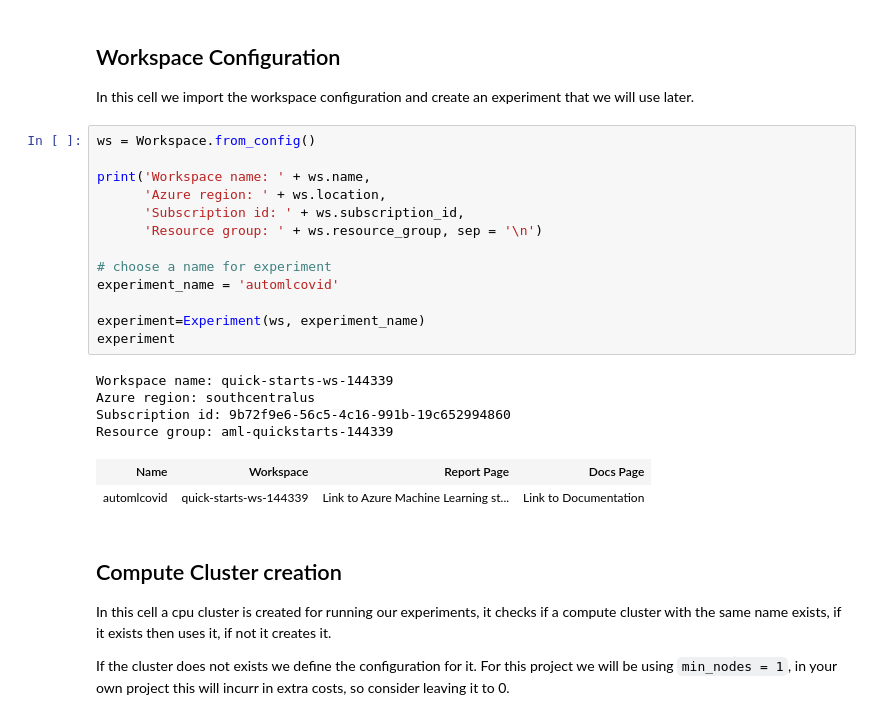
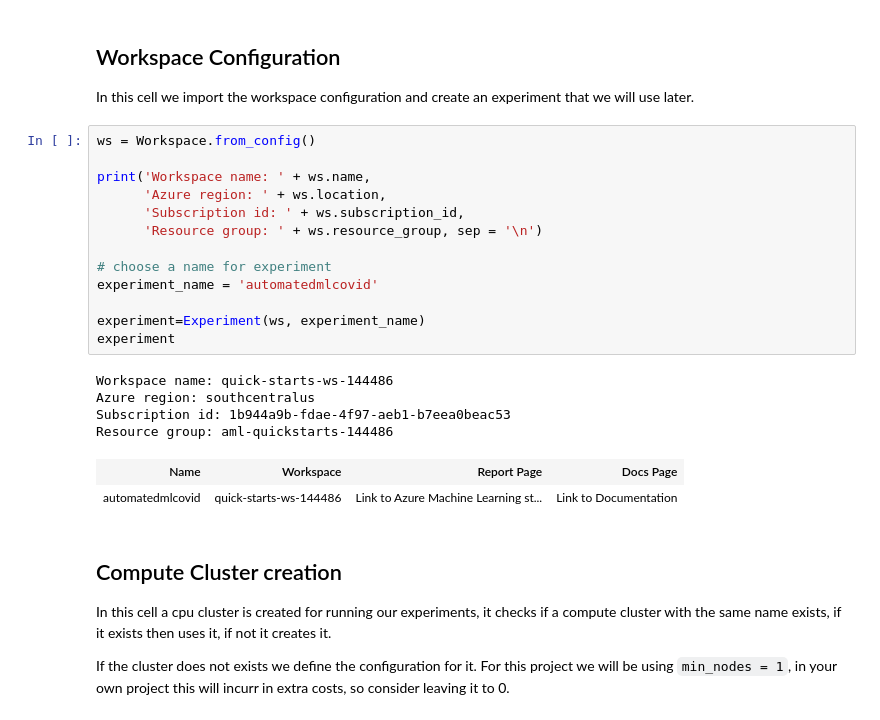
Before and after one commit to georgetegral/Capstone-Azure-Machine-Learning-Engineer, a Jupyter notebook: automl.ipynb, the cells around one changed output. Drawn from its saved outputs; the diff is of its cells as text.

```diff
--- a/automl.ipynb
+++ b/automl.ipynb
@@ -61,23 +72,23 @@ In this cell we import the workspace configuration and create an experiment that
 # %%
 ws = Workspace.from_config()
 
 print('Workspace name: ' + ws.name,
       'Azure region: ' + ws.location,
       'Subscription id: ' + ws.subscription_id,
       'Resource group: ' + ws.resource_group, sep = '\n')
 
 # choose a name for experiment
-experiment_name = 'automlcovid'
+experiment_name = 'automatedmlcovid'
 
 experiment=Experiment(ws, experiment_name)
 experiment
 # %% [output]
-Workspace name: quick-starts-ws-144339
+Workspace name: quick-starts-ws-144486
 Azure region: southcentralus
-Subscription id: 9b72f9e6-56c5-4c16-991b-19c652994860
-Resource group: aml-quickstarts-144339
+Subscription id: 1b944a9b-fdae-4f97-aeb1-b7eea0beac53
+Resource group: aml-quickstarts-144486
 | Name | Workspace | Report Page | Docs Page |
-| automlcovid | quick-starts-ws-144339 | Link to Azure Machine Learning st... | Link to Documentation |
+| automatedmlcovid | quick-starts-ws-144486 | Link to Azure Machine Learning st... | Link to Documentation |
 # %% [markdown]
 ## Compute Cluster creation
 In this cell a cpu cluster is created for running our experiments, it checks if a compute cluster with the same name exists, if it exists then uses it, if not it creates it.
```
Also changed, not shown: parts of 21 cells of this notebook, 2 other files.
